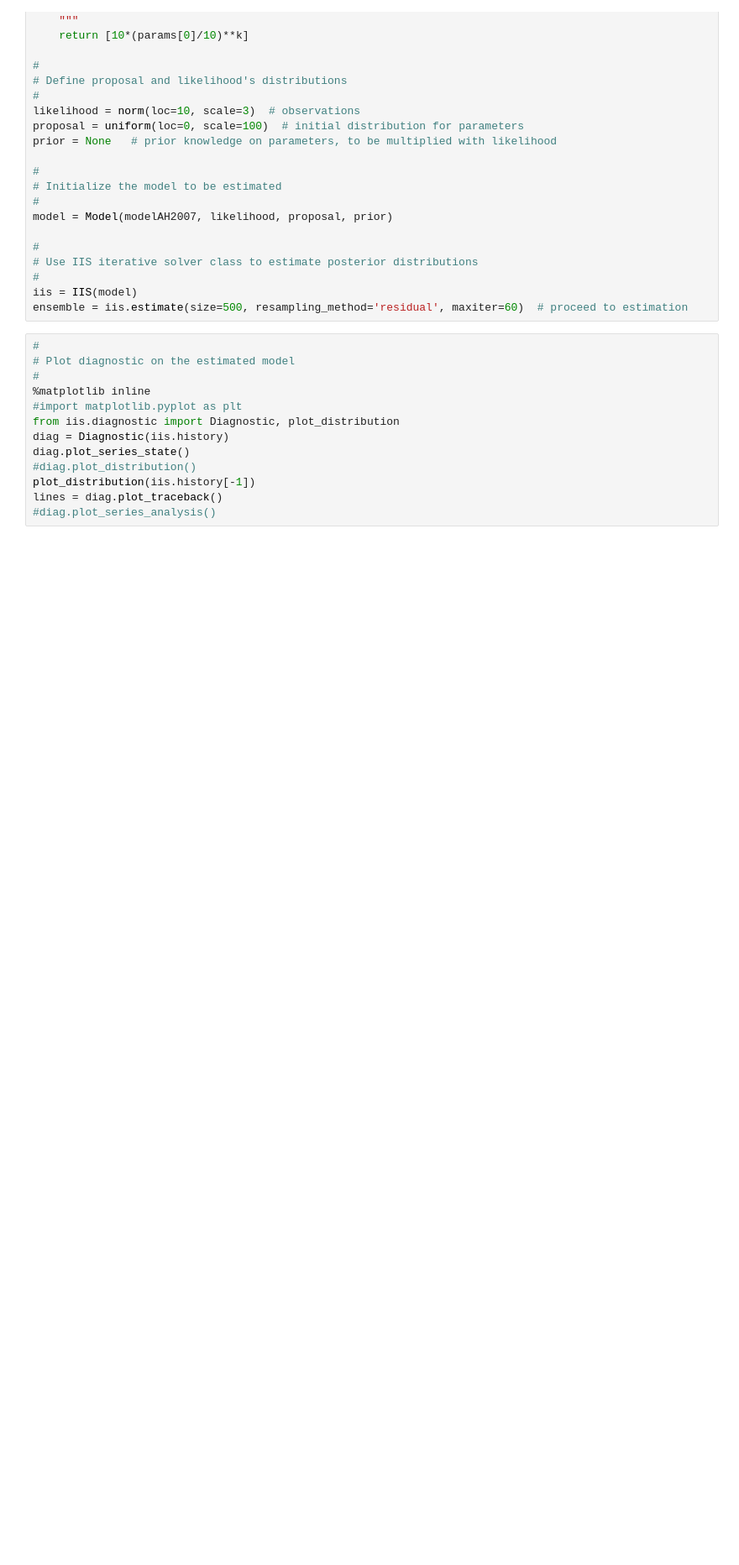
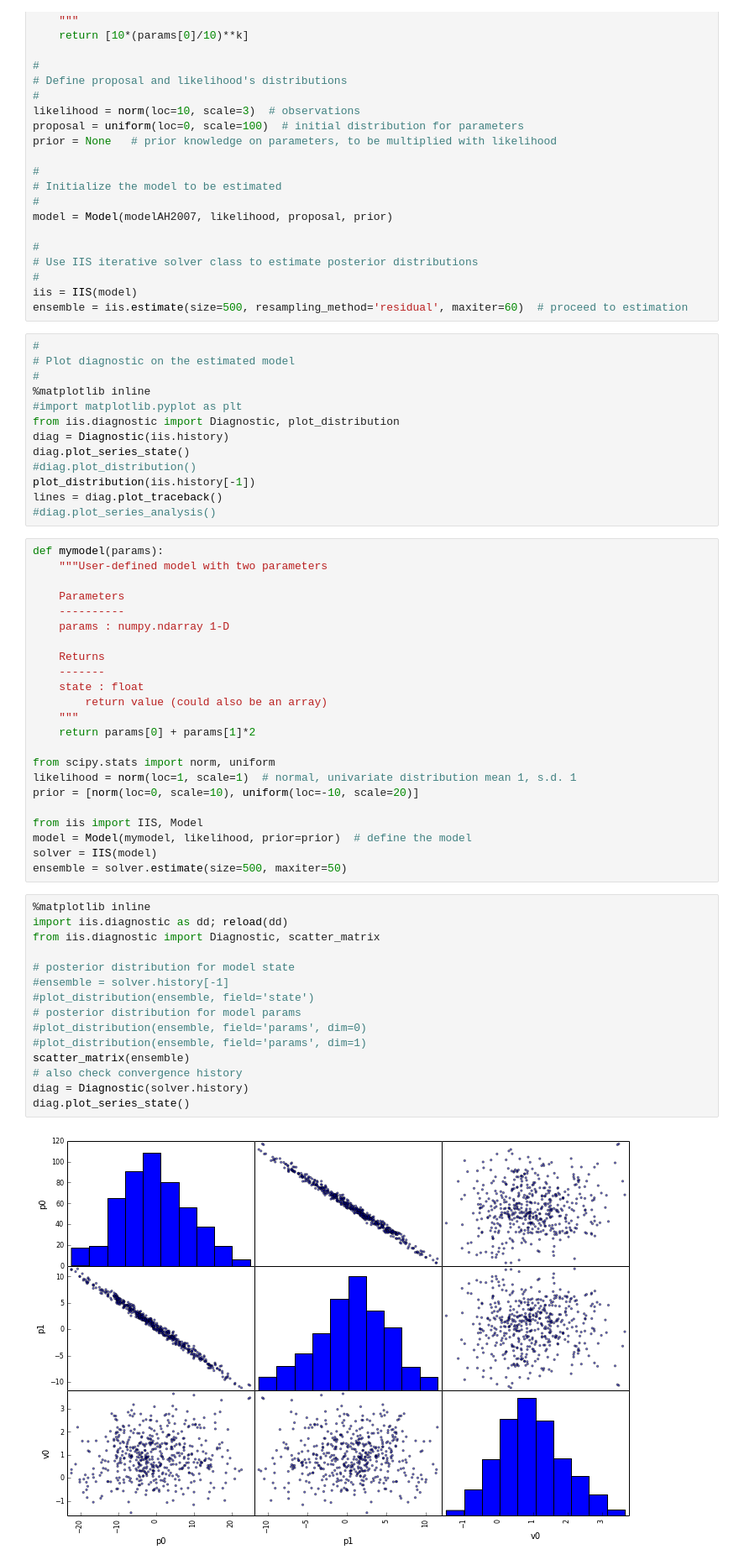
Before and after one commit to perrette/iis, a Jupyter notebook: notebooks/examples.ipynb, the cells around one changed output. Shown at 84% size. Cells and saved outputs as stored; diff of their text form; blank space fills up the shorter version.

Commit message:
added wrapper around pandas's plotting functions

```diff
--- a/notebooks/examples.ipynb
+++ b/notebooks/examples.ipynb
@@ -50,3 +50,43 @@ diag.plot_series_state()
 plot_distribution(iis.history[-1])
 lines = diag.plot_traceback()
 #diag.plot_series_analysis()
+# %%
+def mymodel(params):
+    """User-defined model with two parameters
+
+    Parameters
+    ----------
+    params : numpy.ndarray 1-D
+
+    Returns
+    -------
+    state : float
+        return value (could also be an array)
+    """
+    return params[0] + params[1]*2
+
+from scipy.stats import norm, uniform
+likelihood = norm(loc=1, scale=1)  # normal, univariate distribution mean 1, s.d. 1
+prior = [norm(loc=0, scale=10), uniform(loc=-10, scale=20)]
+
+from iis import IIS, Model
+model = Model(mymodel, likelihood, prior=prior)  # define the model
+solver = IIS(model)
+ensemble = solver.estimate(size=500, maxiter=50)
+# %%
+%matplotlib inline
+import iis.diagnostic as dd; reload(dd)
+from iis.diagnostic import Diagnostic, scatter_matrix
+
+# posterior distribution for model state
+#ensemble = solver.history[-1]
+#plot_distribution(ensemble, field='state')
+# posterior distribution for model params
+#plot_distribution(ensemble, field='params', dim=0)
+#plot_distribution(ensemble, field='params', dim=1)
+scatter_matrix(ensemble)
+# also check convergence history
+diag = Diagnostic(solver.history)
+diag.plot_series_state()
+# %% [output]
+[figure, added]
```
Also changed, not shown: parts of 2 cells of this notebook, 1 other file.
